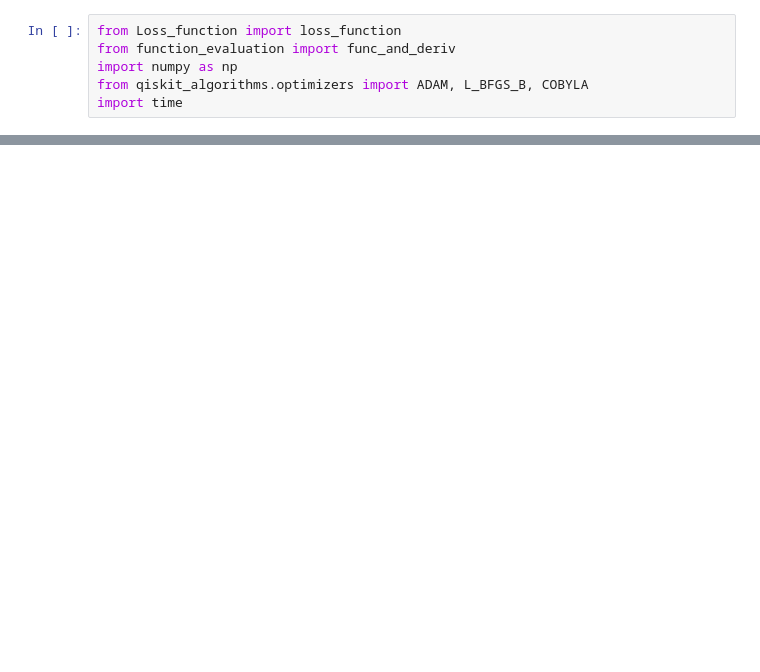
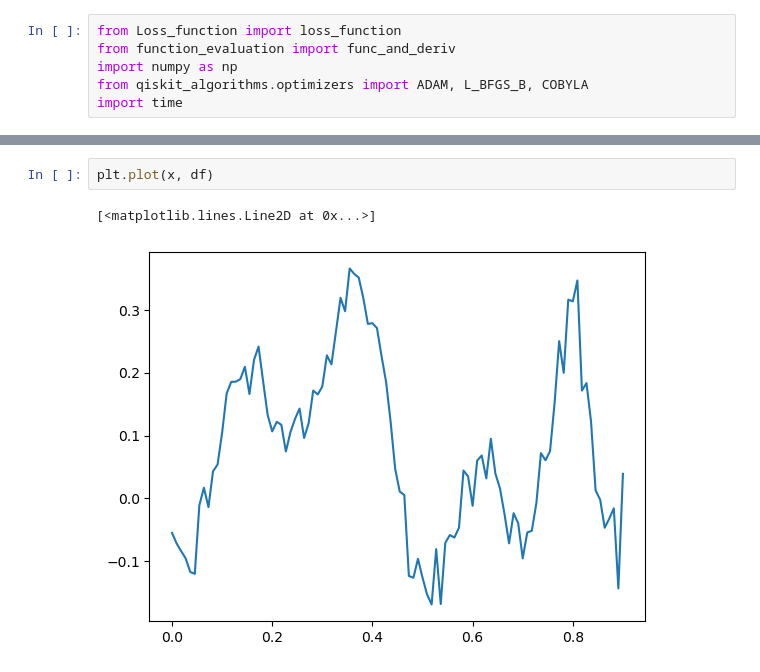
Before and after one commit to Roman20022002/AQA_Project, a Jupyter notebook: Training.ipynb, the cells around one changed output, grey strips where cells are left out. Saved outputs shown, nothing was run; the diff lists cells and outputs as text; blank space fills up the shorter version.

```diff
--- a/Training.ipynb
+++ b/Training.ipynb
@@ -59,0 +80,5 @@ print(losses)
+# %%
+plt.plot(x, df)
+# %% [output]
+[<matplotlib.lines.Line2D at 0x...>]
+[figure, added]
```
Also changed, not shown: parts of 5 cells of this notebook, 2 other files.
